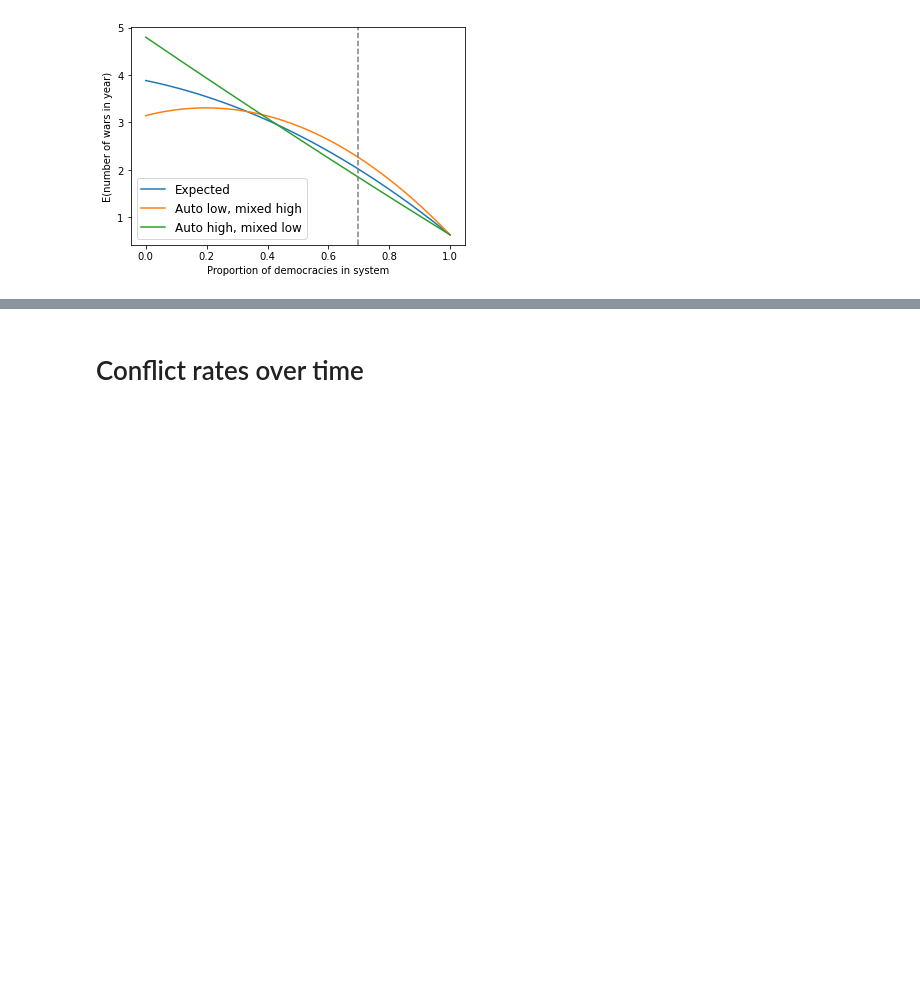
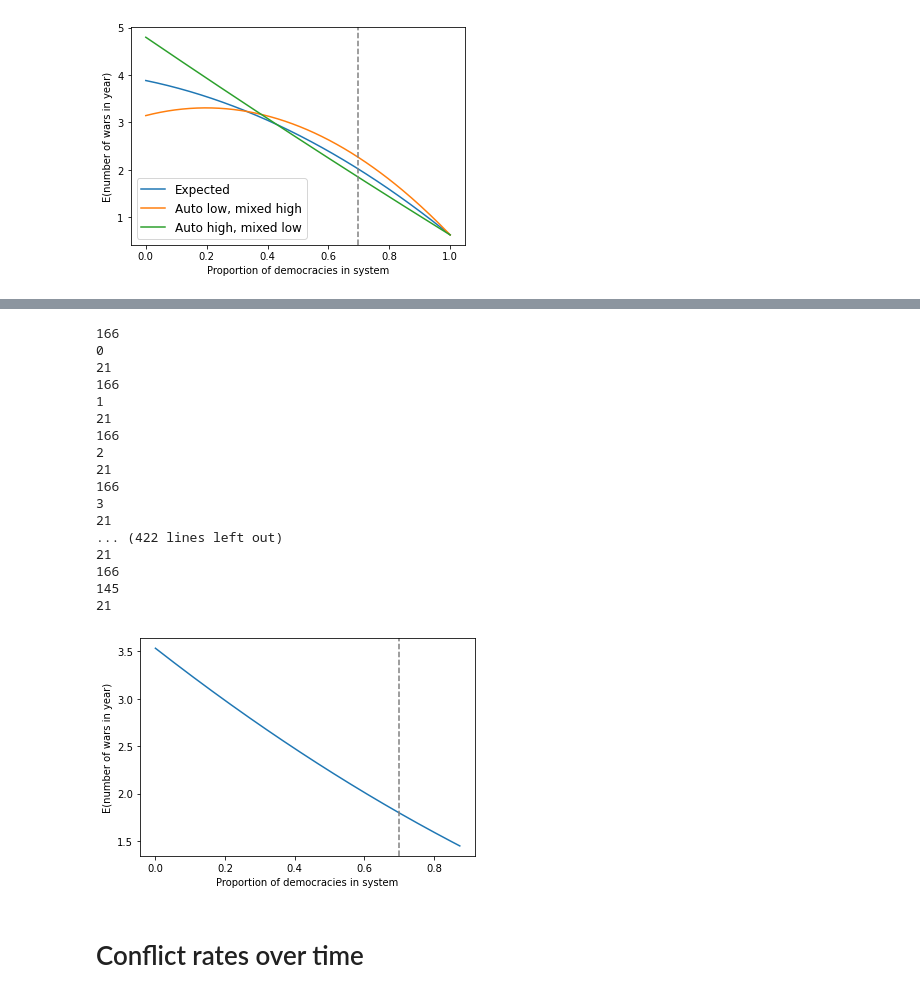
Before and after one commit to alexander-ray/systemic-peace-and-democratic-backsliding, a Jupyter notebook: SystemicDemocraticPeaceExploration.ipynb, the cells around one changed output, grey strips where cells are left out. Drawn from its saved outputs; the diff is of its cells as text; code cells hidden in the pictures; blank space fills up the shorter version.

```diff
--- a/SystemicDemocraticPeaceExploration.ipynb
+++ b/SystemicDemocraticPeaceExploration.ipynb
@@ -444,3 +692,80 @@ plt.savefig("../paper/figures/empirical_trajectories.png")
+# %%
+num_auto_countries = 21
+
+def generate_expected_num_conflicts_trajectory_three(
+    current_num_countries,
+    p_dem_conflict,
+    p_auto_conflict,
+    p_anoc_conflict,
+    p_dem_auto_conflict,
+    p_dem_anoc_conflict,
+    p_auto_anoc_conflict
+):
+    dem_countries = []
+    expected_num_conflicts = []
+    for num_dem_countries in range(0, current_num_countries+1-num_auto_countries):
+        print(current_num_countries)
+        print(num_dem_countries)
+        print(num_auto_countries)
+
+        num_anoc_countries = current_num_countries - num_dem_countries - num_auto_countries
+
+        num_dem_dyads = comb(num_dem_countries, 2)
+        num_auto_dyads = comb(num_auto_countries, 2)
+        num_anoc_dyads = comb(num_anoc_countries, 2)
+        num_dem_auto_dyads = num_dem_countries * num_auto_countries
+        num_dem_anoc_dyads = num_dem_countries * num_anoc_countries
+        num_auto_anoc_dyads = num_auto_countries * num_anoc_countries
+
+        expectation = num_dem_dyads * p_dem_conflict + \
+        num_auto_dyads * p_auto_conflict + \
+        num_anoc_dyads * p_anoc_conflict + \
+        num_dem_auto_dyads * p_dem_auto_conflict + \
+        num_dem_anoc_dyads * p_dem_anoc_conflict + \
+        num_auto_anoc_dyads * p_auto_anoc_conflict
+
+        dem_countries.append(num_dem_countries)
+        expected_num_conflicts.append(expectation)
+    return (dem_countries, expected_num_conflicts)
+
+dem_countries, expected_num_conflicts = generate_expected_num_conflicts_trajectory_three(
+    current_num_countries,
+    estimate_p_dem_dyad,
+    estimate_p_auto_dyad,
+    estimate_p_anoc_dyad,
+    estimate_p_dem_auto_dyad,
+    estimate_p_dem_anoc_dyad,
+    estimate_p_auto_anoc_dyad
+)
+
+dem_countries = [i/current_num_countries for i in dem_countries] # turn to proportion
+
+plt.plot(dem_countries, expected_num_conflicts)
+plt.axvline(x=current_num_dem_countries/current_num_countries, color='grey', ls='--')
+plt.xlabel("Proportion of democracies in system")
+plt.ylabel("E(number of wars in year)")
+plt.xticks()
+plt.yticks()
+plt.savefig("../paper/figures/empirical_trajectories_three.png")
+# %% [output]
+166
+0
+21
+166
+1
+21
+166
+2
+21
+166
+3
+21
+... (422 lines left out)
+21
+166
+145
+21
+[figure, added]
 # %% [markdown]
 # Conflict rates over time
 # %%
```
Also changed, not shown: parts of 29 cells of this notebook.
